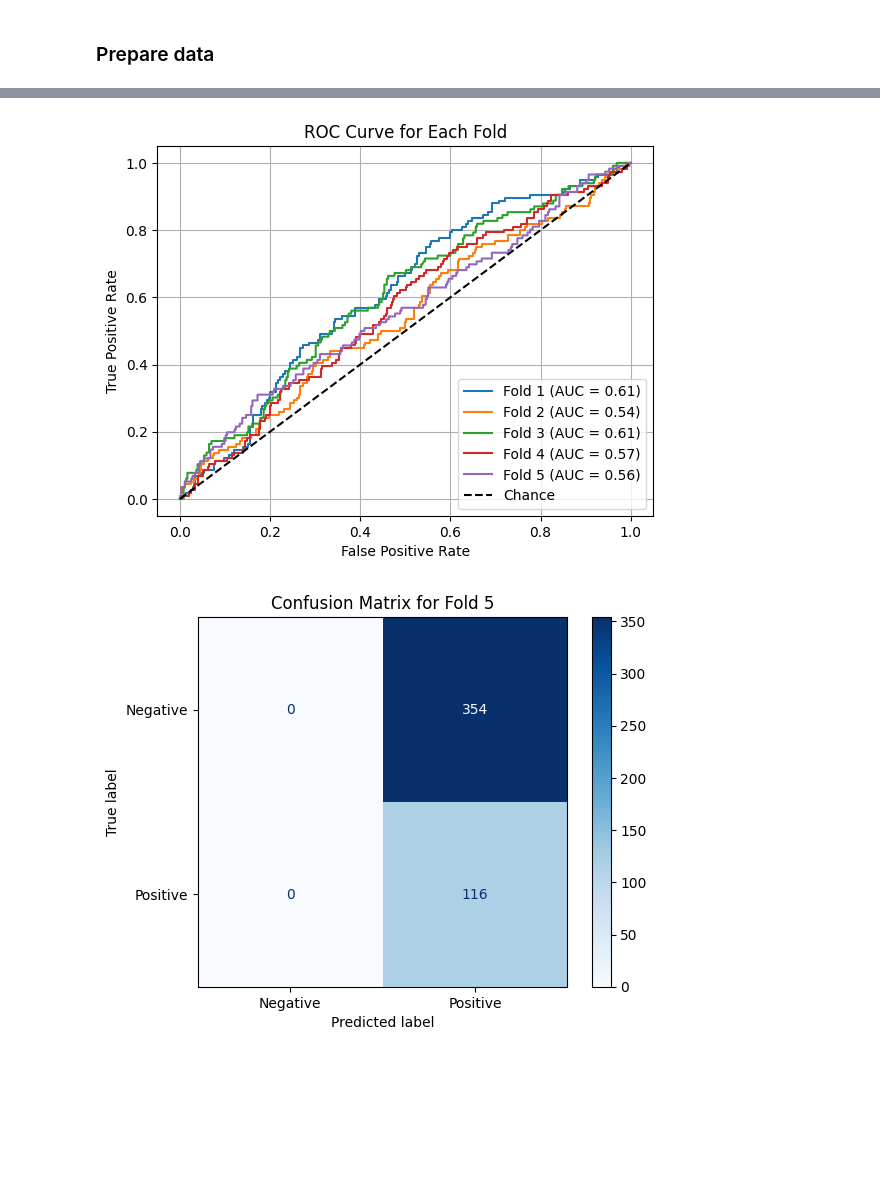
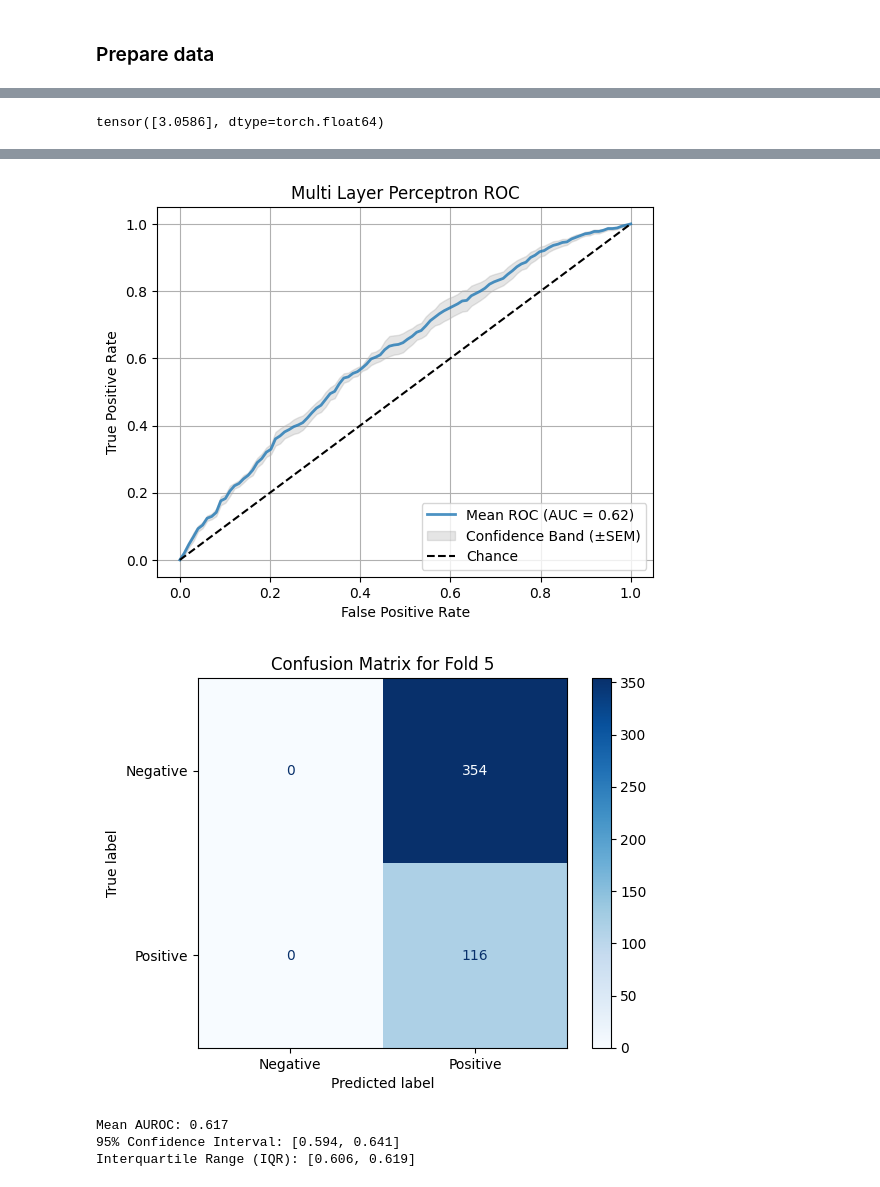
Before and after one commit to irsyadadam/kidney_transplant_readmit, a Jupyter notebook: prediction_model/MLP_Experiment.ipynb, the cells around one changed output, grey strips where cells are left out. Saved outputs shown, nothing was run; the diff lists cells and outputs as text; code cells hidden in the pictures; blank space fills up the shorter version.

```diff
--- a/prediction_model/MLP_Experiment.ipynb
+++ b/prediction_model/MLP_Experiment.ipynb
@@ -34,8 +85,8 @@ Total number of patients: 2354
 ### Prepare data
 # %%
 # Define MLP model
-class MLP(nn.Module):
-    def __init__(self, input_dim: int = 56):
+class MLP1(nn.Module):
+    def __init__(self, input_dim: int = 56, dropout_p = 0.0):
         super().__init__()
         self.model = nn.Sequential(
             nn.Linear(input_dim,75),
@@ -47,7 +98,7 @@ class MLP(nn.Module):
             nn.Linear(64,32),
             nn.BatchNorm1d(32),
             nn.ReLU(),
-            nn.Dropout(0.3),
+            nn.Dropout(dropout_p),
             nn.Linear(32,1),
             nn.Sigmoid()
         )
@@ -55,11 +106,3 @@ class MLP(nn.Module):
     def forward(self, x):
         x = self.model(x)
         return x
-
-scaler = StandardScaler()
-X = data.drop(columns=['CASEID', 'readm30daydc']).values.astype(np.float32)
-X = scaler.fit_transform(X)
-y = data['readm30daydc'].values.astype(np.float32)
-
-class_weight = torch.tensor([sum(y==0)/sum(y==1)])
-print(class_weight)
@@ -68,8 +109,21 @@ tensor([3.0586], dtype=torch.float64)
+# %%
+scaler = StandardScaler()
+X = data.drop(columns=['CASEID', 'readm30daydc']).values.astype(np.float32)
+X = scaler.fit_transform(X)
+y = data['readm30daydc'].values.astype(np.float32)
+
+class_weight = torch.tensor([sum(y==0)/sum(y==1)])
+print(class_weight)
+# %% [output]
+tensor([3.0586], dtype=torch.float64)
 # %%
 num_folds = 5
 skf = StratifiedKFold(n_splits=num_folds, shuffle=True, random_state=42)
 
 fold_results = {}
+all_fprs = []
+all_tprs =[]
+aucs = []
 
 for fold, (train_index, test_index) in enumerate(skf.split(X, y), 1):
 
@@ -81,11 +135,11 @@ for fold, (train_index, test_index) in enumerate(skf.split(X, y), 1):
 
     # Initialize model
     in_features = X.shape[1]
-    model = MLP(in_features)
+    model = MLP1(in_features)
 
     # Loss and optimizer
     # Use BCEWithLogitsLoss for numerical stability and apply class weights
-    criterion = nn.BCELoss(weight=torch.tensor([3.0586]))
+    criterion = nn.BCELoss(weight=class_weight)
     optimizer = torch.optim.Adam(model.parameters(), lr=0.001, weight_decay=1e-3)
     scheduler = ReduceLROnPlateau(optimizer, "min", factor=0.1, patience=5)
 
@@ -111,7 +165,7 @@ for fold, (train_index, test_index) in enumerate(skf.split(X, y), 1):
             test_loss = criterion(outputs, y_test_fold)
             validation_loss.append(test_loss.item())
 
-        if (epoch+1) % 10 == 0 or epoch == 1:
+        if (epoch+1) % 10 == 0 or epoch == 0:
             print(f"Epoch [{epoch+1}/{num_epochs}], Training Loss: {train_loss.item():.3f} Validation Loss: {test_loss.item():.3f}")
 
         scheduler.step(test_loss)  # Pass validation loss to scheduler
@@ -122,14 +176,17 @@ for fold, (train_index, test_index) in enumerate(skf.split(X, y), 1):
         loss = criterion(outputs, y_test_fold)
         y_prob = outputs.squeeze().numpy()
         print(max(y_prob), min(y_prob), np.std(y_prob))
-        y_pred = (y_prob >= 0.5).astype(int)
+        y_pred = (y_prob >= 0.0001).astype(int)
         y_true = y_test_fold.squeeze().numpy().astype(int)
 
     fpr, tpr, thresholds = roc_curve(y_true, y_prob)
     roc_auc = auc(fpr, tpr)
+    aucs.append(roc_auc)
+    all_fprs.append(fpr)
+    all_tprs.append(np.interp(np.linspace(0, 1, 100), fpr, tpr))
+    all_tprs[-1][0] = 0.0  # Ensure starting point is zero
+
     print(f"Fold {fold} AUROC: {roc_auc:.2f}")
-
-    plt.plot(fpr,tpr, label=f"Fold {fold} (AUC = {roc_auc:.2f})")
 
     accuracy = accuracy_score(y_true, y_pred)
     print(f"Fold {fold} Test Accuracy: {accuracy*100:.1f}%")
@@ -139,13 +196,21 @@ for fold, (train_index, test_index) in enumerate(skf.split(X, y), 1):
         "roc_auc": roc_auc
     }
 
-# Plot the diagonal (chance line)
-plt.plot([0, 1], [0, 1], 'k--', label="Chance")
+# Mean ROC Curve and Confidence Interval
+mean_tpr = np.mean(all_tprs, axis=0)
+mean_tpr[-1] = 1.0  # Ensure end point is 1.0
+mean_auc = auc(np.linspace(0, 1, 100), mean_tpr)
+std_auc = np.std(aucs)
 
-# Configure plot
+tprs_upper = np.minimum(mean_tpr + sem(all_tprs, axis=0), 1)
+tprs_lower = np.maximum(mean_tpr - sem(all_tprs, axis=0), 0)
+
+plt.plot(np.linspace(0, 1, 100), mean_tpr, label=f"Mean ROC (AUC = {mean_auc:.2f})", lw=2, alpha=0.8)
+plt.fill_between(np.linspace(0, 1, 100), tprs_lower, tprs_upper, color="grey", alpha=0.2, label="Confidence Band (±SEM)")
+plt.plot([0, 1], [0, 1], "k--", label="Chance")
 plt.xlabel("False Positive Rate")
 plt.ylabel("True Positive Rate")
-plt.title("ROC Curve for Each Fold")
+plt.title("Multi Layer Perceptron ROC")
 plt.legend(loc="lower right")
 plt.grid()
 plt.show()
@@ -156,5 +221,22 @@ disp = ConfusionMatrixDisplay(confusion_matrix=cm, display_labels=['Negative', '
 disp.plot(cmap='Blues')  # Customize the color map if needed
 plt.title(f"Confusion Matrix for Fold {fold}")
 plt.show()
+
+# Calculate mean, SEM, and confidence intervals
+mean_auc = np.mean(aucs)
+std_auc = np.std(aucs)
+sem_auc = sem(aucs)
+ci_lower = mean_auc - 1.96 * sem_auc
+ci_upper = mean_auc + 1.96 * sem_auc
+
+# Calculate IQR
+q1 = np.percentile(aucs, 25)
+q3 = np.percentile(aucs, 75)
+iqr_auc = q3 - q1
+
+# Print results
+print(f"Mean AUROC: {mean_auc:.3f}")
+print(f"95% Confidence Interval: [{ci_lower:.3f}, {ci_upper:.3f}]")
+print(f"Interquartile Range (IQR): [{q1:.3f}, {q3:.3f}]")
 # %% [output]
 ==================== Fold 1 ====================
@@ -176,3 +258,6 @@ Fold 5 AUROC: 0.56
 Fold 5 Test Accuracy: 24.7%
-[figure, old version]
+[figure, new version]
 [figure]
+Mean AUROC: 0.617
+95% Confidence Interval: [0.594, 0.641]
+Interquartile Range (IQR): [0.606, 0.619]
```
Also changed, not shown: parts of 5 cells of this notebook.
